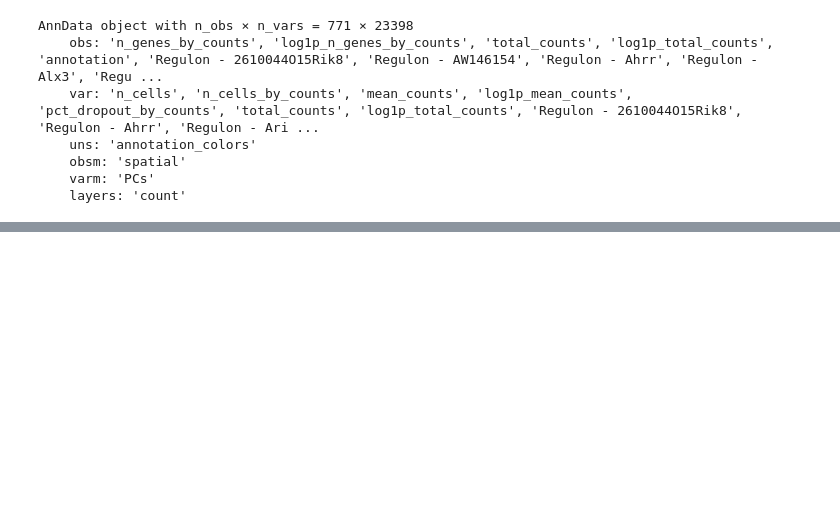
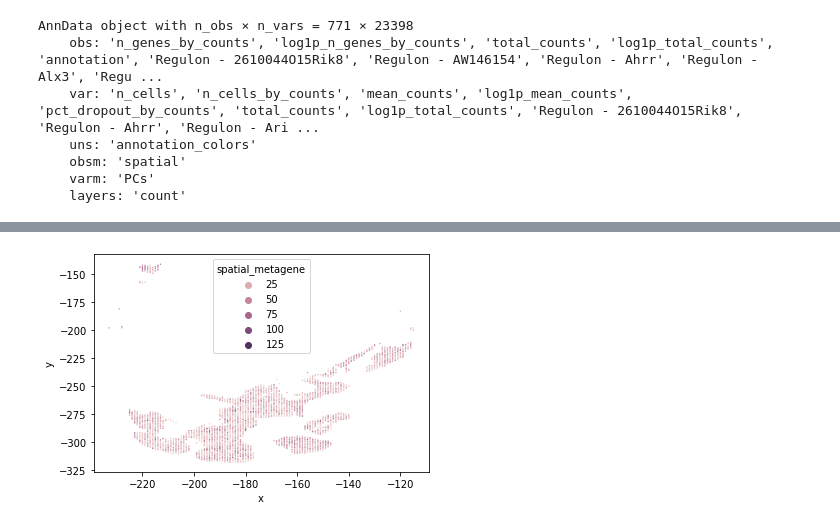
Before and after one commit to alam-shahul/popari, a Jupyter notebook: SpiceMix/metagene_based_pseudo_3D_simulation.ipynb, the cells around one changed output, grey strips where cells are left out. Cells and saved outputs as stored; diff of their text form; code cells hidden in the pictures; blank space fills up the shorter version.

```diff
--- a/SpiceMix/metagene_based_pseudo_3D_simulation.ipynb
+++ b/SpiceMix/metagene_based_pseudo_3D_simulation.ipynb
@@ -332,0 +567,8 @@ AnnData object with n_obs × n_vars = 771 × 23398
+# %%
+def plot_metagene_embedding(synthetic_dataset, metagene_index):
+    points = synthetic_dataset.obsm["spatial"]
+    x, y = points.T
+    spatial_effect = synthetic_dataset.obsm["X"][:, metagene_index]
+
+    biased_batch_effect = pd.DataFrame({"x":x, "y":y, "spatial_metagene":spatial_effect})
+    sns.scatterplot(data=biased_batch_effect, x="x", y="y", hue="spatial_metagene", s=2)
@@ -332,0 +582,4 @@ AnnData object with n_obs × n_vars = 771 × 23398
+# %%
+plot_metagene_embedding(dataset, 15)
+# %% [output]
+[figure, added]
```
Also changed, not shown: parts of 13 cells of this notebook, 7 other files.
